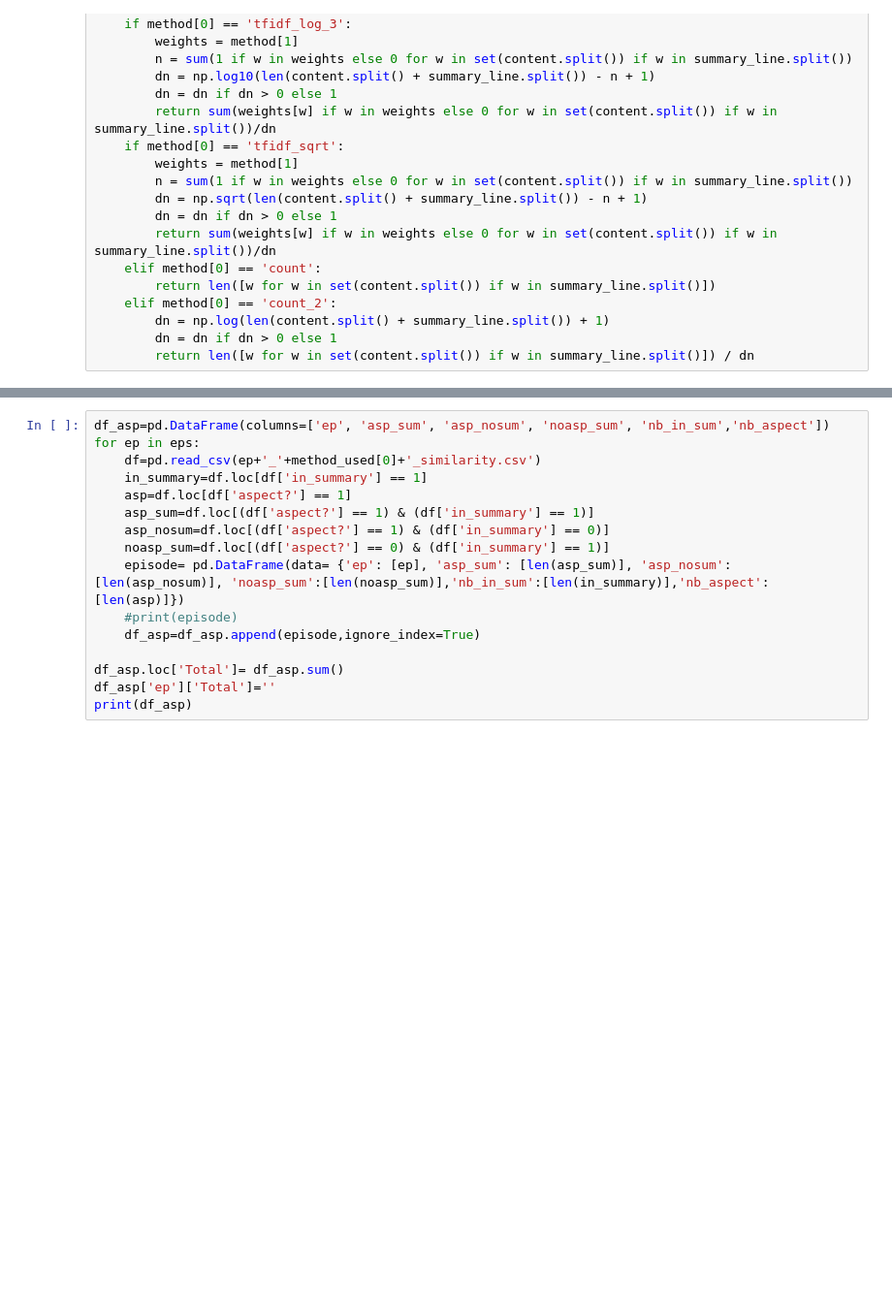
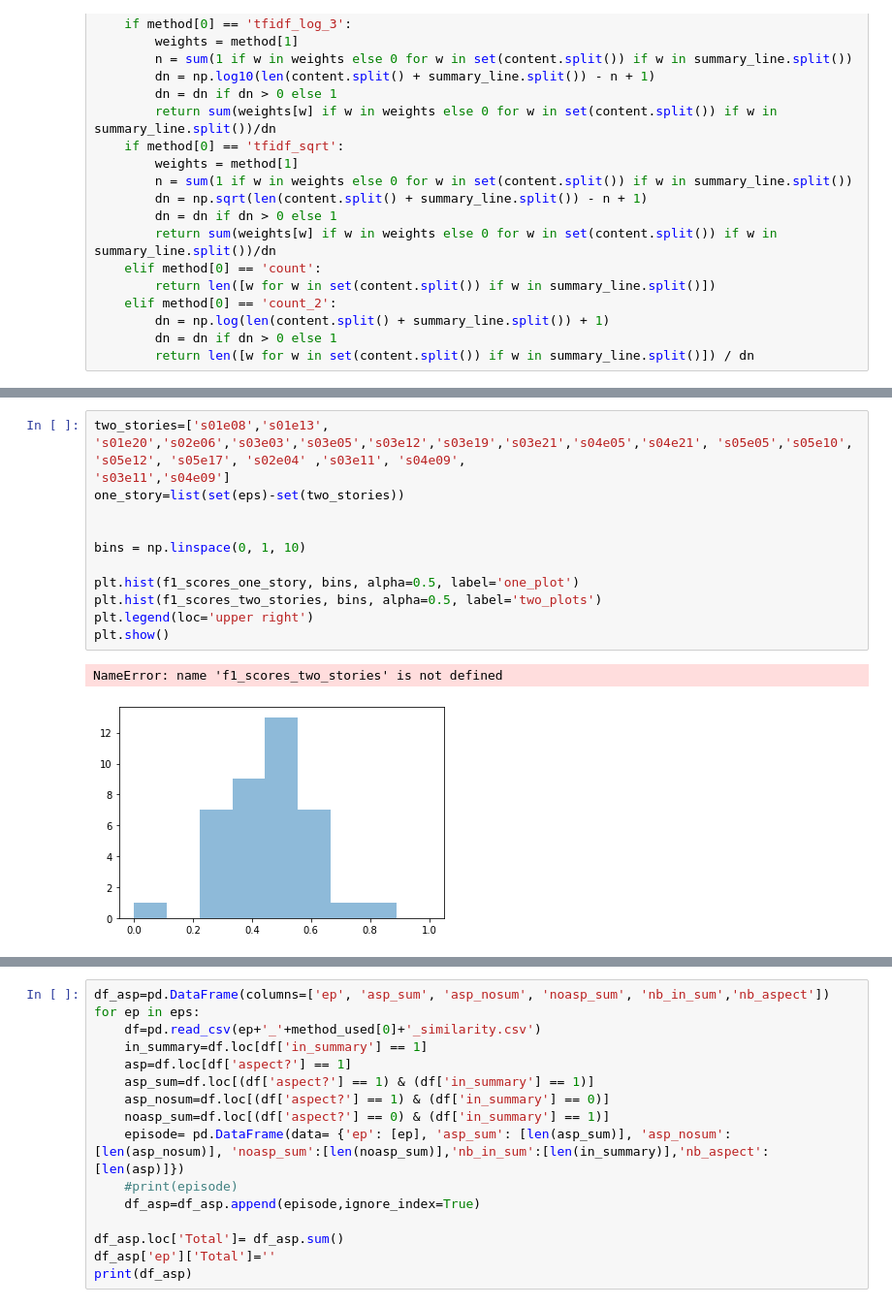
Before and after one commit to alisonreboud/screenplay_summarization, a Jupyter notebook: submission_generation.ipynb, the cells around one changed output, grey strips where cells are left out. Shown at 97% size. Drawn from its saved outputs; the diff is of its cells as text; blank space fills up the shorter version.

```diff
--- a/submission_generation.ipynb
+++ b/submission_generation.ipynb
@@ -198,0 +278,15 @@ s02e04
+# %%
+two_stories=['s01e08','s01e13', 's01e20','s02e06','s03e03','s03e05','s03e12','s03e19','s03e21','s04e05','s04e21', 's05e05','s05e10', 's05e12', 's05e17', 's02e04' ,'s03e11', 's04e09',
+'s03e11','s04e09']
+one_story=list(set(eps)-set(two_stories))
+
+
+bins = np.linspace(0, 1, 10)
+
+plt.hist(f1_scores_one_story, bins, alpha=0.5, label='one_plot')
+plt.hist(f1_scores_two_stories, bins, alpha=0.5, label='two_plots')
+plt.legend(loc='upper right')
+plt.show()
+# %% [output]
+NameError: name 'f1_scores_two_stories' is not defined
+[figure, added]
```
Also changed, not shown: parts of 11 cells of this notebook, 1 other file.
